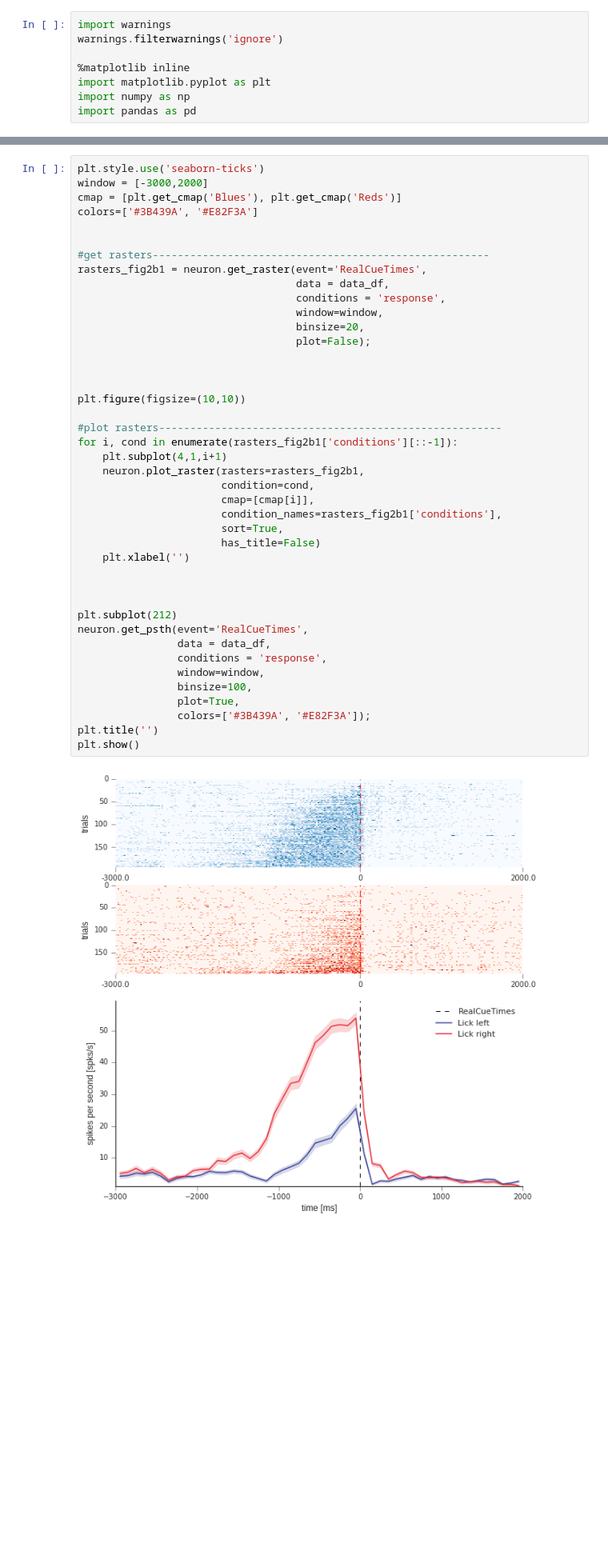
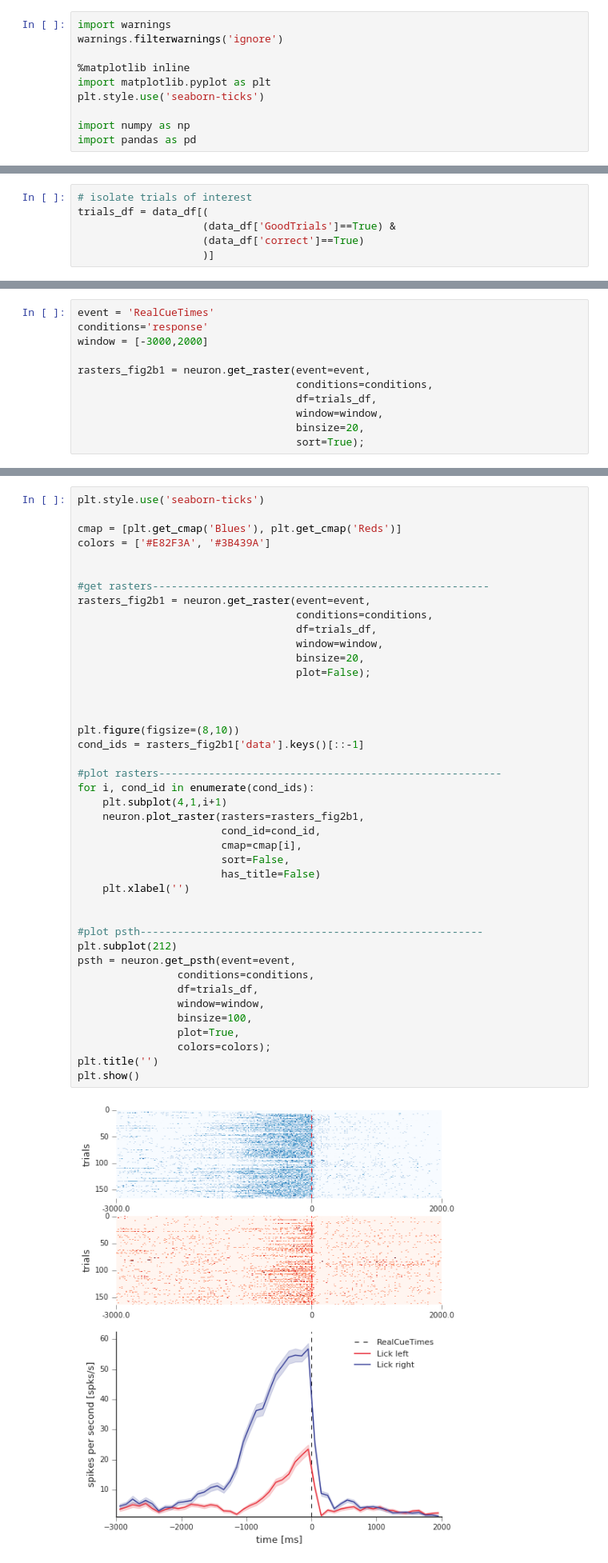
Before and after one commit to KordingLab/spykes, a Jupyter notebook: notebooks_examples/crcns_dataset_example.ipynb, the cells around one changed output, grey strips where cells are left out. Shown: that part at 80% size. Cells and saved outputs as stored; diff of their text form; blank space fills up the shorter version.

Commit message:
overhaul of api to use pandas DataFrames

```diff
--- a/notebooks_examples/crcns_dataset_example.ipynb
+++ b/notebooks_examples/crcns_dataset_example.ipynb
@@ -4,6 +4,8 @@ warnings.filterwarnings('ignore')
 
 %matplotlib inline
 import matplotlib.pyplot as plt
+plt.style.use('seaborn-ticks')
+
 import numpy as np
 import pandas as pd
 # %%
@@ -127,2 +117,8 @@ data_df.head(10)
+# %%
+# isolate trials of interest
+trials_df = data_df[(
+                    (data_df['GoodTrials']==True) &
+                    (data_df['correct']==True)
+                    )]
 # %% [markdown]
  ## 6. Plot PSTH and Raster plots
@@ -128,0 +127,11 @@ data_df.head(10)
+# %%
+event = 'RealCueTimes'
+conditions='response'
+window = [-3000,2000]
+
+rasters_fig2b1 = neuron.get_raster(event=event,
+                                   conditions=conditions,
+                                   df=trials_df,
+                                   window=window,
+                                   binsize=20,
+                                   sort=True);
@@ -129,44 +156,44 @@ data_df.head(10)
 # %%
 plt.style.use('seaborn-ticks')
-window = [-3000,2000]
+
 cmap = [plt.get_cmap('Blues'), plt.get_cmap('Reds')]
-colors=['#3B439A', '#E82F3A']
+colors = ['#E82F3A', '#3B439A']
 
 
 #get rasters------------------------------------------------------
-rasters_fig2b1 = neuron.get_raster(event='RealCueTimes',
-                                   data = data_df,
-                                   conditions = 'response',
+rasters_fig2b1 = neuron.get_raster(event=event,
+                                   conditions=conditions,
+                                   df=trials_df,
                                    window=window,
                                    binsize=20,
                                    plot=False);
 
 
 
-plt.figure(figsize=(10,10))
+plt.figure(figsize=(8,10))
+cond_ids = rasters_fig2b1['data'].keys()[::-1]
 
 #plot rasters-------------------------------------------------------
-for i, cond in enumerate(rasters_fig2b1['conditions'][::-1]):
+for i, cond_id in enumerate(cond_ids):
     plt.subplot(4,1,i+1)
     neuron.plot_raster(rasters=rasters_fig2b1,
-                       condition=cond,
-                       cmap=[cmap[i]],
-                       condition_names=rasters_fig2b1['conditions'],
-                       sort=True,
+                       cond_id=cond_id,
+                       cmap=cmap[i],
+                       sort=False,
                        has_title=False)
     plt.xlabel('')
 
 
-
+#plot psth-------------------------------------------------------
 plt.subplot(212)
-neuron.get_psth(event='RealCueTimes',
-                data = data_df,
-                conditions = 'response',
+psth = neuron.get_psth(event=event,
+                conditions=conditions,
+                df=trials_df,
                 window=window,
                 binsize=100,
                 plot=True,
-                colors=['#3B439A', '#E82F3A']);
+                colors=colors);
 plt.title('')
 plt.show()
 # %% [output]
-[figure, old version]
+[figure, new version]
```
Also changed, not shown: parts of 13 cells of this notebook, 3 other files.
